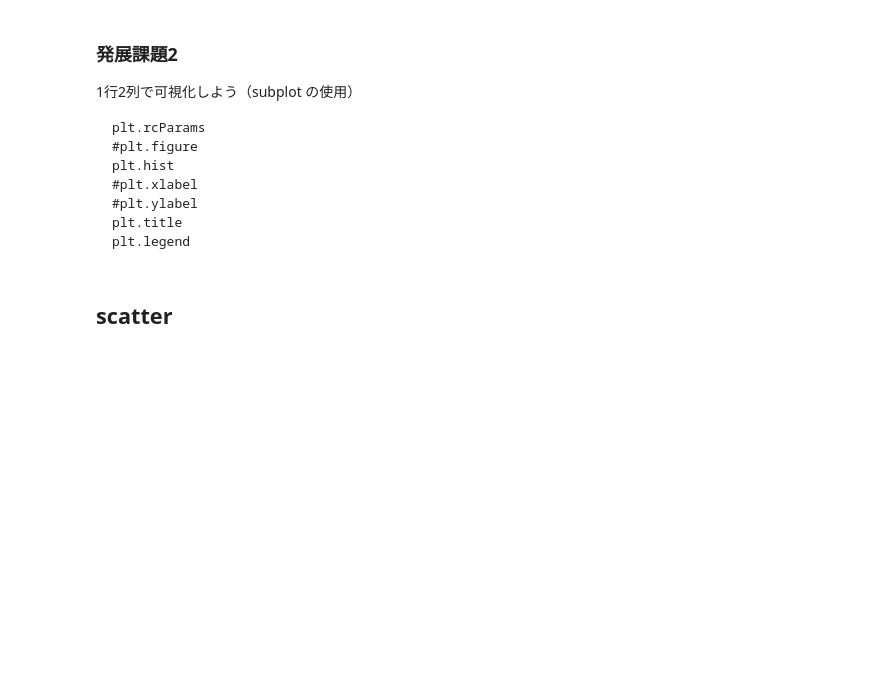
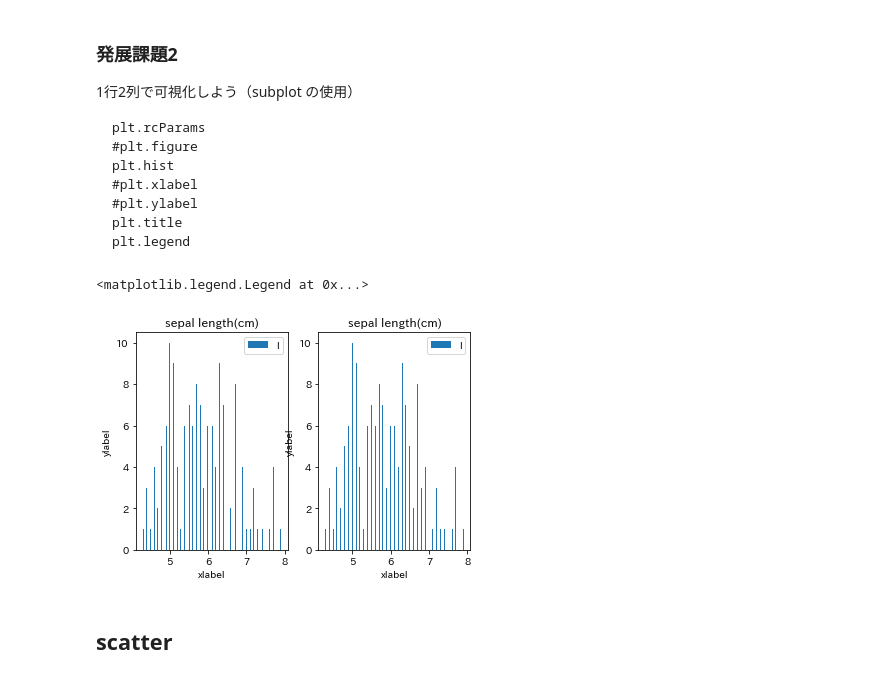
Before and after one commit to KeitaShira/Sample, a Jupyter notebook: 第3回課題.ipynb, the cells around one changed output. Drawn from its saved outputs; the diff is of its cells as text; code cells hidden in the pictures; blank space fills up the shorter version.

````diff
--- a/第3回課題.ipynb
+++ b/第3回課題.ipynb
@@ -147,6 +163,29 @@ plt.hist
 plt.title
 plt.legend
 ```
+# %%
+plt.rcParams['font.size']='10'
+#plt.figure
+plt1=plt.subplot(121)
+plt1.hist(iris_df[feature_names[0]],bins=len(iris_df[feature_names[0]]))
+#plt.xlabel
+plt1.set_xlabel('xlabel')
+#plt.ylabel
+plt1.set_ylabel('ylabel')
+plt1.set_title('sepal length(cm)')
+plt1.legend("legend")
+
+plt2=plt.subplot(122)
+plt2.hist(iris_df[feature_names[0]],bins=len(iris_df[feature_names[0]]))
+#plt.xlabel
+plt2.set_xlabel('xlabel')
+#plt.ylabel
+plt2.set_ylabel('ylabel')
+plt2.set_title('sepal length(cm)')
+plt2.legend("legend")
+# %% [output]
+<matplotlib.legend.Legend at 0x...>
+[figure, added]
 # %% [markdown]
 ## scatter
 # %% [markdown]
````
Also changed, not shown: parts of 6 cells of this notebook.
